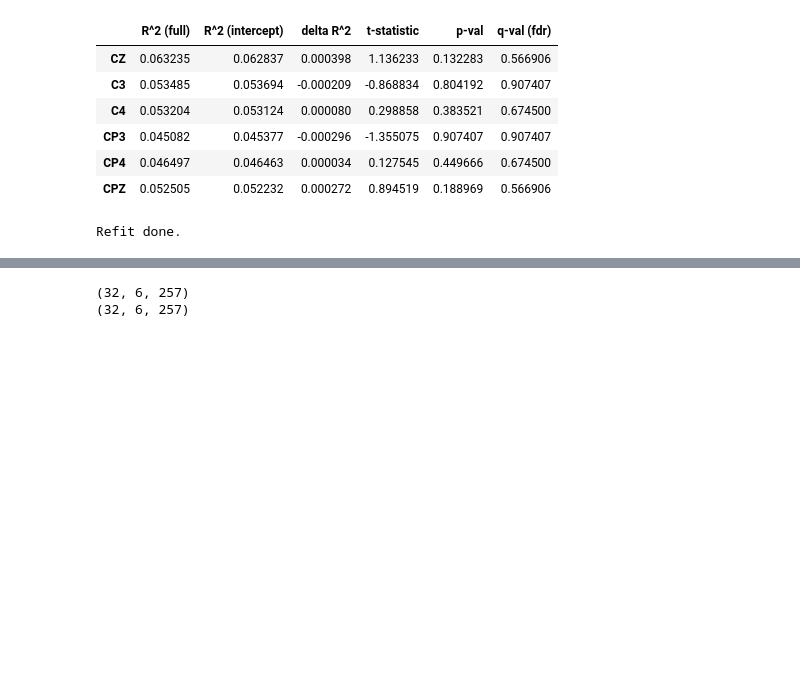
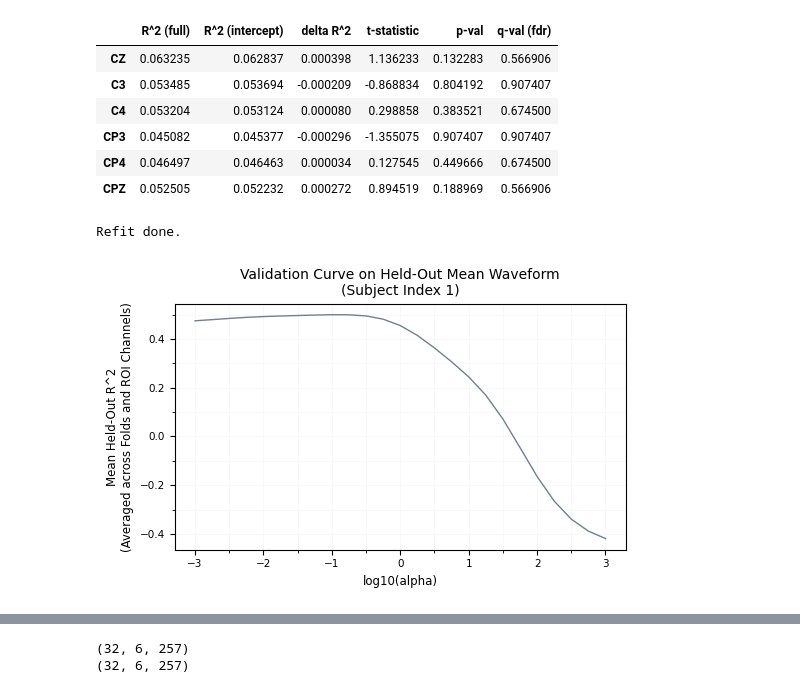
Before and after one commit to amandalin047/Updating_rERP_2023, a Jupyter notebook: deconvolution/deconv_v4.ipynb, the cells around one changed output, grey strips where cells are left out. Saved outputs shown, nothing was run; the diff lists cells and outputs as text; code cells hidden in the pictures; blank space fills up the shorter version.

```diff
--- a/deconvolution/deconv_v4.ipynb
+++ b/deconvolution/deconv_v4.ipynb
@@ -394,6 +395,26 @@ clear_output()
 print("\nRefit done.")
 # %% [output]
 Refit done.
+# %%
+subj_inner_cv_valid_scores = [{float(alpha): float(obj.fold_scores[alpha].valid_mean)
+                                            for alpha in obj.fold_scores}
+                                            for obj in subj_tuned]
+subj_idx = 1
+fig, axes = plt.subplots(1, 1, figsize=(5.5, 3.5))
+alphas_log = np.log10(list(subj_inner_cv_valid_scores[subj_idx].keys()))
+axes.plot(alphas_log, list(subj_inner_cv_valid_scores[subj_idx].values()),
+          color="slategrey", linewidth=1)
+axes.tick_params(axis="both", which="major", labelsize=7.5)
+axes.xaxis.set_minor_locator(AutoMinorLocator(2))
+axes.yaxis.set_minor_locator(AutoMinorLocator(2))
+axes.grid(linewidth=0.5, color="whitesmoke", which="major", zorder=1)
+axes.grid(linewidth=0.5, color="whitesmoke", which="minor", zorder=0)
+axes.set_xlabel("log10(alpha)", fontsize=8.5)
+axes.set_ylabel("Mean Held-Out R^2\n(Averaged across Folds and ROI Channels)", fontsize=8.5)
+axes.set_title(f"Validation Curve on Held-Out Mean Waveform\n(Subject Index {subj_idx})", fontsize=10.0)
+fig.tight_layout()
+# %% [output]
+[figure, added]
 # %%
 subj_refit_r2s = [s.r2 for s in subj_refit]
 subj_best_alphas = [float(s.best_alpha) for s in subj_tuned]
```
Also changed, not shown: parts of 10 cells of this notebook.
